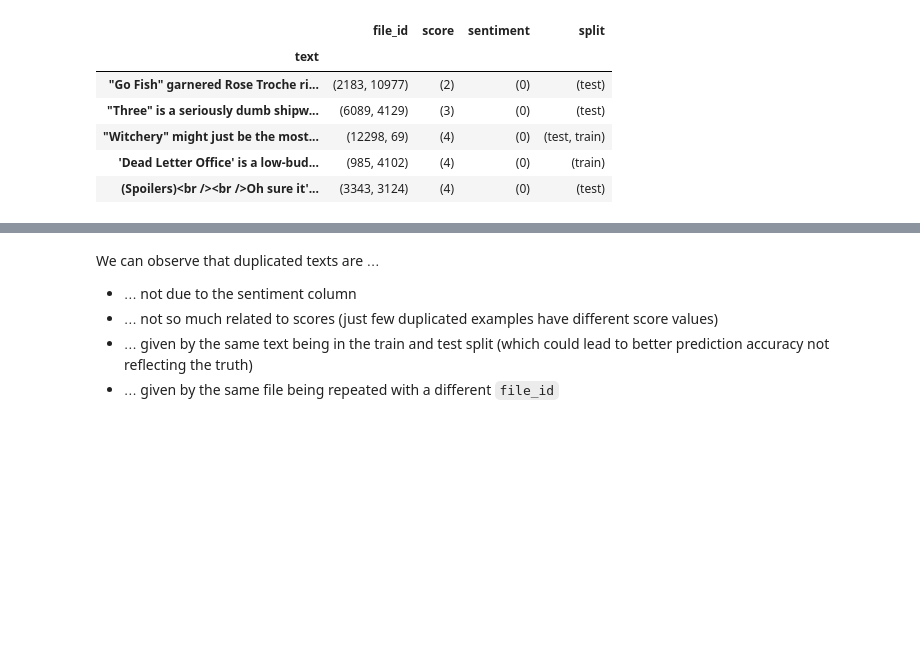
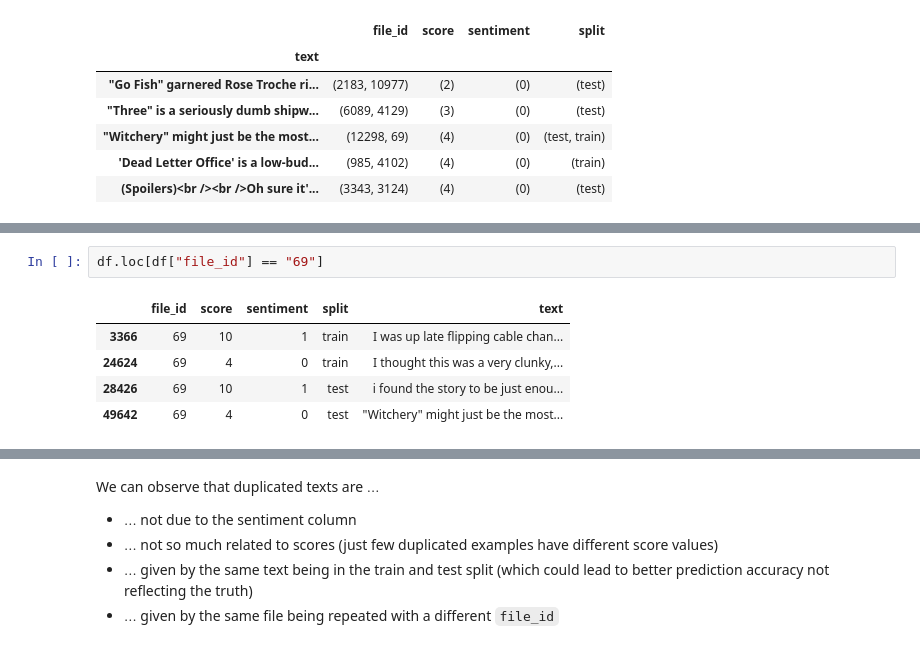
Before and after one commit to Wadaboa/nlp-assignments, a Jupyter notebook: sentiment_analysis.ipynb, the cells around one changed output, grey strips where cells are left out. Drawn from its saved outputs; the diff is of its cells as text; blank space fills up the shorter version.

```diff
--- a/sentiment_analysis.ipynb
+++ b/sentiment_analysis.ipynb
@@ -203,0 +213,8 @@ dup_texts.head()
+# %%
+df.loc[df["file_id"] == "69"]
+# %% [output]
+|  | file_id | score | sentiment | split | text |
+| 3366 | 69 | 10 | 1 | train | I was up late flipping cable chan... |
+| 24624 | 69 | 4 | 0 | train | I thought this was a very clunky,... |
+| 28426 | 69 | 10 | 1 | test | i found the story to be just enou... |
+| 49642 | 69 | 4 | 0 | test | "Witchery" might just be the most... |
```
Also changed, not shown: parts of 17 cells of this notebook.
